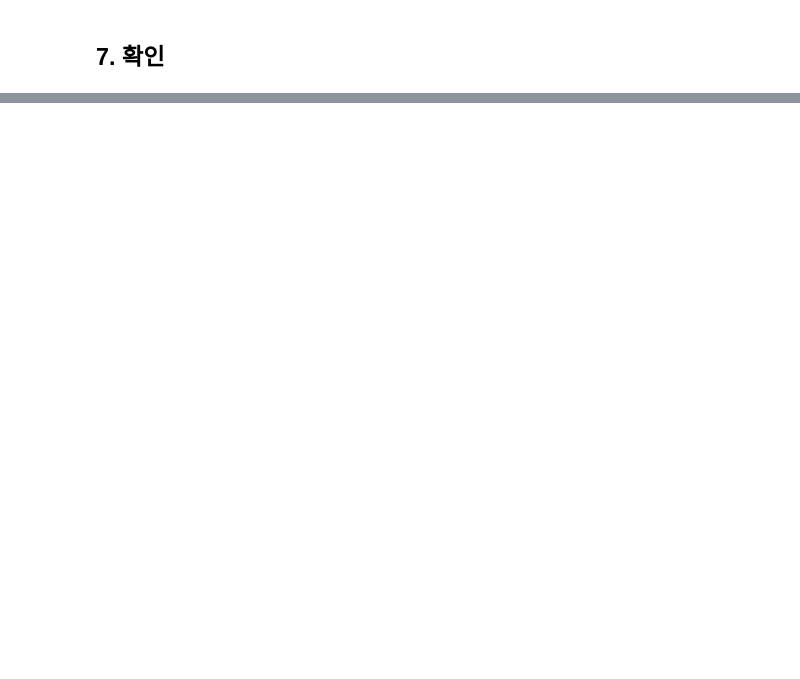
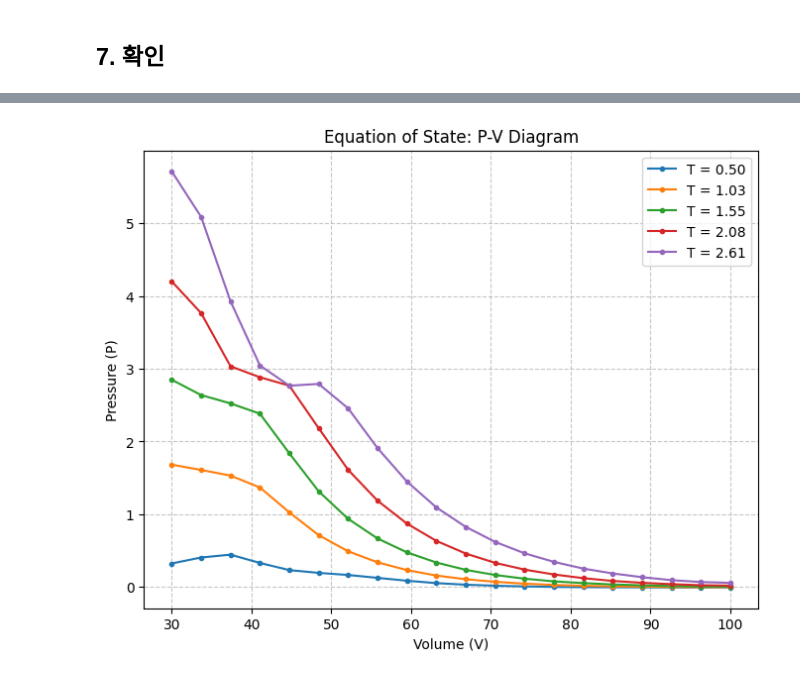
Before and after one commit to eunjae333666/ML-physics-final, a Jupyter notebook: Untitled0.ipynb, the cells around one changed output, grey strips where cells are left out. Saved outputs shown, nothing was run; the diff lists cells and outputs as text; code cells hidden in the pictures; blank space fills up the shorter version.

```diff
--- a/Untitled0.ipynb
+++ b/Untitled0.ipynb
@@ -1538,0 +1271,20 @@ epoch  400   loss = 117.827
+# %%
+# F(T,V) 그리드에서 부피에 대한 편미분을 통해 압력(P) 계산
+# P = - (dF / dV)_T
+dV = v_vals[1] - v_vals[0]
+P_grid = -np.gradient(F_grid, dV, axis=1)
+
+plt.figure(figsize=(8, 6))
+
+# 너무 빽빽하지 않게 등온선(Isotherm) 몇 개만 추려서 그리기
+for i in range(0, len(t_vals), 4):
+    plt.plot(v_vals, P_grid[i, :], marker='.', label=f'T = {float(t_vals[i]):.2f}')
+
+plt.xlabel("Volume (V)")
+plt.ylabel("Pressure (P)")
+plt.title("Equation of State: P-V Diagram")
+plt.legend()
+plt.grid(True, linestyle='--', alpha=0.7)
+plt.show()
+# %% [output]
+[figure, added]
```
Also changed, not shown: parts of 38 cells of this notebook.
